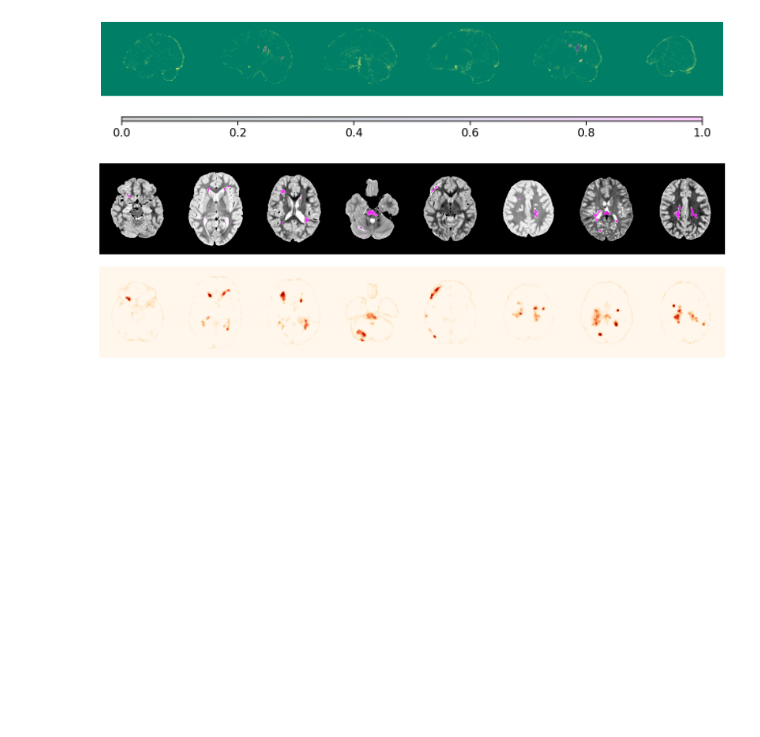
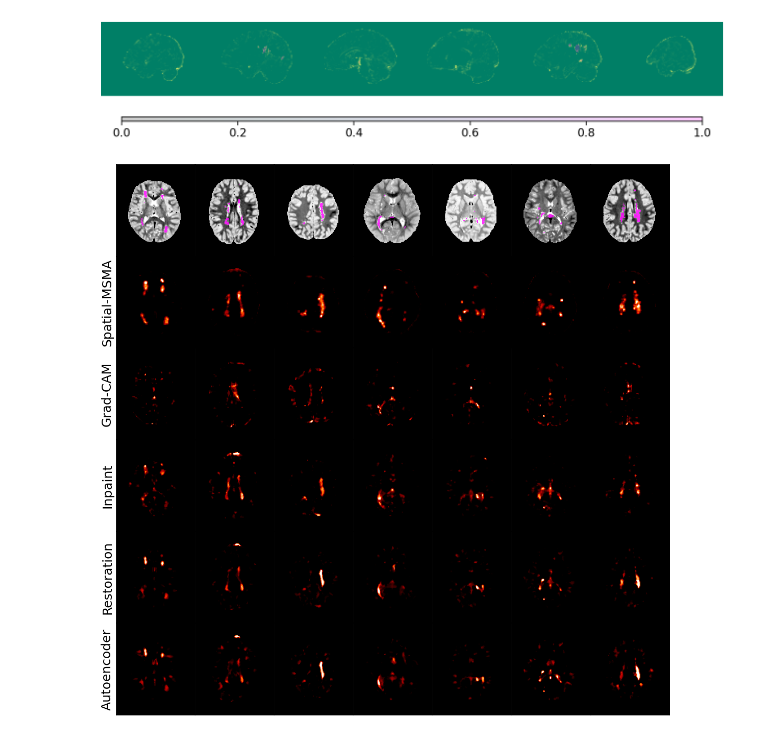
Before and after one commit to ahsanMah/braintypicality, a Jupyter notebook: notebooks/seg_viz.ipynb, the cells around one changed output. Cells and saved outputs as stored; diff of their text form; code cells hidden in the pictures; blank space fills up the shorter version.

```diff
--- a/notebooks/seg_viz.ipynb
+++ b/notebooks/seg_viz.ipynb
@@ -137,0 +123,5 @@ plt.hist(x_ood_gradcam[0].ravel(), bins=50);
+# %%
+%%time
+inpainting_path = "/ASD/ahsan_projects/braintypicality/workdir/cuda_opt/learnable/eval/inpainting/"
+with np.load(f"{inpainting_path}/{experiment_name}_results.npz", allow_pickle=True) as data:
+    x_ood_inpaint = data["ood"]
@@ -137,0 +131,5 @@ plt.hist(x_ood_gradcam[0].ravel(), bins=50);
+# %%
+%%time
+restore_path = "/ASD/ahsan_projects/braintypicality/workdir/cuda_opt/learnable/eval/restoration/"
+with np.load(f"{restore_path}/{experiment_name}_results.npz", allow_pickle=True) as data:
+    x_ood_restore = data["ood"]
@@ -137,0 +139,5 @@ plt.hist(x_ood_gradcam[0].ravel(), bins=50);
+# %%
+%%time
+ae_path = "/ASD/ahsan_projects/anomaly-AE-baseline/20231004_insize96-112-80_z512_denseAE_sigmoid/"
+with np.load(f"{ae_path}/{experiment_name}_results.npz", allow_pickle=True) as data:
+    x_ood_ae = data["ood"]
@@ -278,47 +287,56 @@ for idx in range(3):
 sns.set_context("notebook", font_scale=1.5, rc={"axes.grid": False, "axes.titlesize":22, 'axes.labelweight':'bold'})
 np.random.seed(42)
 
-nrows, ncols = 2, 8
-nidxs = np.arange(0,12,2)
+nrows, ncols = 6, 7
 alpha=0.8
 
-fig, axs = plt.subplots(nrows, ncols, figsize=(24, 8),
+fig, axs = plt.subplots(nrows, ncols, figsize=(ncols*2, 14),
                         gridspec_kw={'wspace': 0, 'hspace': 0,
 #                                                'left':0.5 / (ncols + 1), 'right':1 - 0.5 / (ncols + 1),
 #                                               'top':1.0 - 0.5 / (nrows + 1), 'bottom':0.5 / (nrows + 1),
                                               })
 for idx in range(ncols):
     sampleidx = np.random.randint(len(x_ood))
 
     ###### Input image ########
-    x_img = x_ood[sampleidx,1].numpy() * ood_brain_masks[sampleidx]
+    x_img = x_ood[sampleidx,1].numpy() * eroded_ood_brain_masks[sampleidx]
     x_label_img = pred_labels_masked[sampleidx].astype(float)
     vmin, vmax = np.quantile(x_img, q=(0.03, 0.999))
 
 #     lesion_slices = np.where(x_label_img.sum(axis=(0,1)) > 50)[0]
-    randidx = np.random.randint(0,20)
+    randidx = np.random.randint(0,5)
     largest_lesion_slice = x_label_img.sum(axis=(0,1)).argsort()[::-1][randidx]
 
     image = x_img[:,:,largest_lesion_slice].T
     overlay = x_label_img[:,:,largest_lesion_slice].T
 
     image[image == 0.0] = -1
     axs[0,idx].imshow(image, cmap="Greys_r", vmin=vmin, vmax=vmax)
     ov_arr = np.ma.masked_where(overlay == 0, overlay)
     axs[0,idx].imshow(ov_arr, cmap="cool", vmin=0, alpha=alpha)
     ###############################
 
-    for axidx in range(1, nrows):
-        pred = eroded_masked_ood_scores[sampleidx]
+    for axidx, (name, pred_scores) in enumerate([("Spatial-MSMA", x_ood_scores),
+                                                  ("Grad-CAM", x_ood_gradcam),
+                                                  ("Inpaint", x_ood_inpaint),
+                                                  ("Restoration", x_ood_restore),
+                                                  ("Autoencoder", x_ood_ae)]):
+        pred = pred_scores[sampleidx] * eroded_ood_brain_masks[sampleidx]
+
+        if axidx > 0: pred = skf.median(pred, footprint=np.ones((3,3,3)))
+
         score_hist = pred[pred.nonzero()]
-        min_intensity, max_intensity = np.quantile(score_hist, 0.95), np.quantile(score_hist, 0.9999)
+        min_intensity, max_intensity = np.quantile(score_hist, 0.9), np.quantile(score_hist, 0.999)
         pred = np.clip(pred, min_intensity, max_intensity)
 
-        axs[axidx, idx].imshow(pred[:,:,largest_lesion_slice].T, cmap='OrRd')
+
+        axs[1+axidx, idx].imshow(pred[:,:,largest_lesion_slice].T, cmap='gist_heat') # gist_heat, summer, Reds_r turbo
+        if idx == 0:
+            axs[1+axidx, idx].set_ylabel(name)
 
 for ax in axs.flat:
-    ax.axis('off')
+#     ax.axis('off')
     ax.set_xticks([])
     ax.set_yticks([])
 # %% [output]
-[figure, old version]
+[figure, new version]
```
Also changed, not shown: parts of 7 cells of this notebook.
